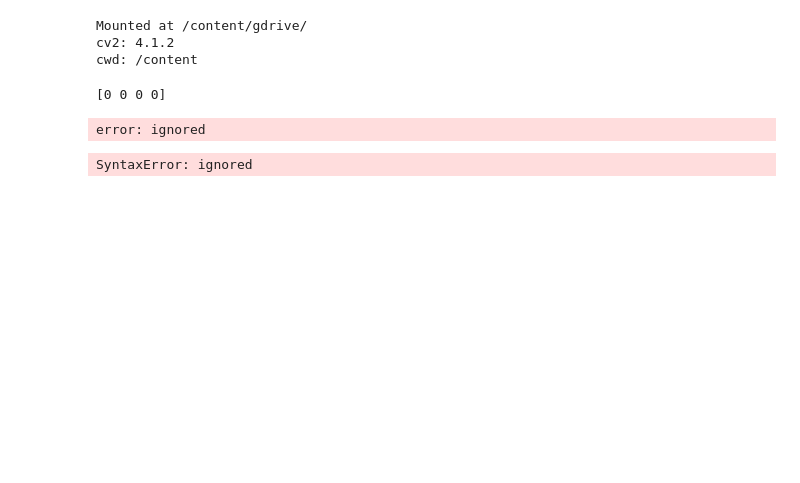
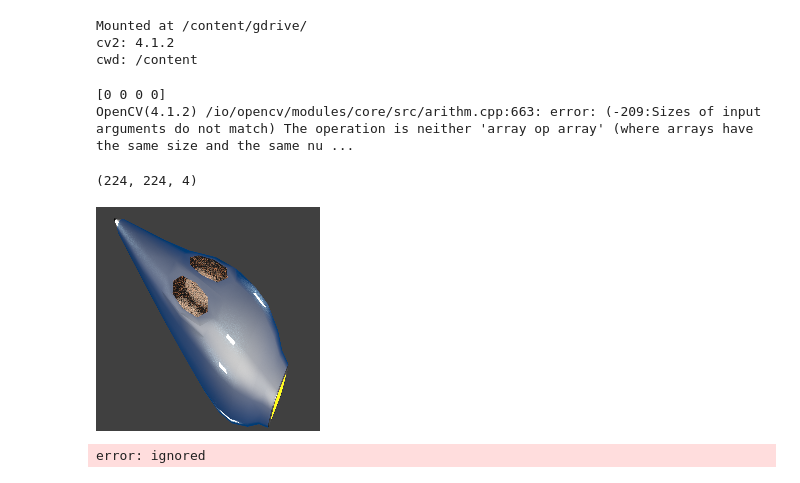
Before and after one commit to iypc-team/CurrentProject, a Jupyter notebook: CV2_Utilities.ipynb, the cells around one changed output. Saved outputs shown, nothing was run; the diff lists cells and outputs as text; code cells hidden in the pictures; blank space fills up the shorter version.

```diff
--- a/CV2_Utilities.ipynb
+++ b/CV2_Utilities.ipynb
@@ -231,39 +230,49 @@ def changeBackgroundColors(path, image=None):
 import cv2
 def cv2AddTwoImages(imagePath1, imagePath2):
     # read two imagePaths
-    src1 = cv2.imread(imagePath1, cv2.IMREAD_COLOR)
-    src2 = cv2.imread(imagePath2, cv2.IMREAD_COLOR)
-    # add or blend the imagePaths
-    dst = cv2.addWeighted(src1, 1, src2, 1, 0.0)
-    # save the output imagePath
-    # cv2.imwrite('image.png', dst)
-    return dst
+    src1 = cv2.imread(imagePath1)
+    src2 = cv2.imread(imagePath2)
+    try:
+        # add or blend the imagePaths
+        dst = cv2.addWeighted(src1, 1, src2, 1, 0.0)
+        # save the output imagePath
+        # cv2.imwrite('image.png', dst)
+        return dst
+    except Exception as err:
+        print(f'{C.IRed}{err}')
 
-ip1=join(contentPth,'enemy.png')
+ip1=join(contentPth,'enemy_1.png')
 ip2=cv2CreateImageWithColor(pxColor=[64,64,64,255])
 img = cv2AddTwoImages(ip1, ip2)
-cv2_imshow(img)
 # %% [output]
 [0 0 0 0]
+OpenCV(4.1.2) /io/opencv/modules/core/src/arithm.cpp:663: error: (-209:Sizes of input arguments do not match) The operation is neither 'array op array' (where arrays have the same size and the same nu ...
-error: ignored
-# %%
-newImg=cv2.imread('enemy.png', cv2.IMREAD_UNCHANGED)
-print(type(newImg))
-display_png(newImg)
-# newImg=cv2.resize(newImg)
-newImg=cv2ResizeImage(newImg, newSize=(224,224)
-print(newImg.shape)
-# plt.imshow(img)
-# %% [output]
-SyntaxError: ignored
+# %%
+
+pth = join(tensorflowImagesPath, 'Enemy')
+pth = join(pth, 'enemy_1.png')
+shutil.copy2(pth, contentPth)
+
+enemyPath = join(contentPth, 'enemy_1.png')
+enemyImg = cv2.imread(enemyPath, cv2.IMREAD_UNCHANGED)
+enemyImg = cv2ResizeImage(enemyImg)
+print(enemyImg.shape)
+cv2_imshow(enemyImg)
+try:
+    cv2.waitKey(100)
+    cv2.destroyAllWindows()
+except: matPlotShowSingleImage(enemyImg)
+# %% [output]
+(224, 224, 4)
+[figure, added]
 # %%
 # Read Image
-img = cv2.imread('enemy.png')
+img = cv2.imread(enemyPath)
 # Create Mask
 mask = np.zeros(img.shape[:2], np.uint8)
 # Create zero-filled foreground and background
-bgdModel = np.zeros((1,65),np.float64)
-fgdModel = np.zeros((1,65),np.float64)
+bgdModel = np.zeros((1,65),np.uint8)
+fgdModel = np.zeros((1,65),np.uint8)
 
 # Define a crop image rectangle size
 rect = (0,img.shape[0],0,img.shape[1])
@@ -274,3 +283,5 @@ mask2 = np.where((mask==2)|(mask==0),0,1).astype('uint8')
 img = img*mask2[:,:,np.newaxis]
 # Store image as Grabcut.jpg
 cv2.imwrite("fill_enemy.png", img)
+# %% [output]
+error: ignored
```
Also changed, not shown: parts of 2 cells of this notebook.
